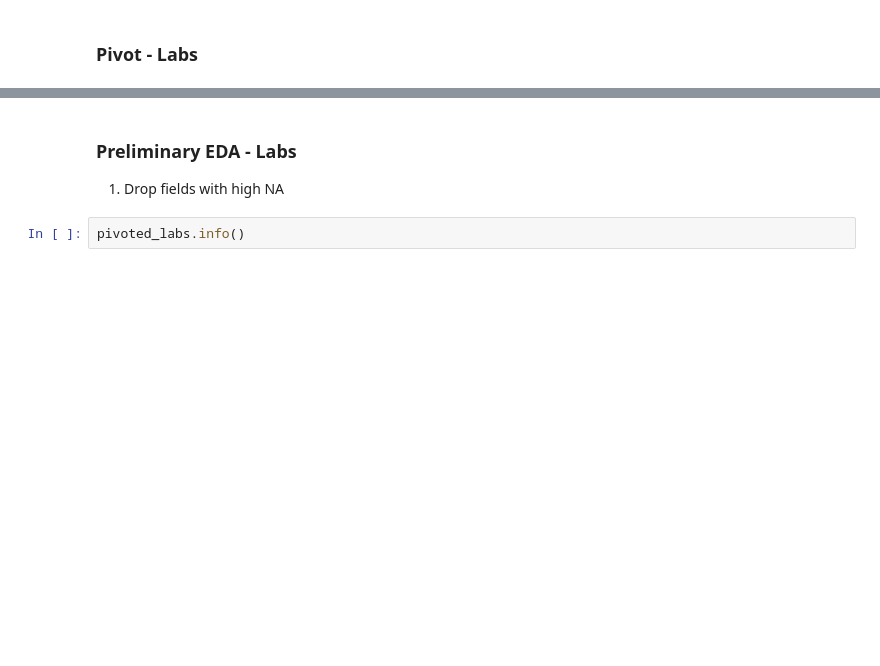
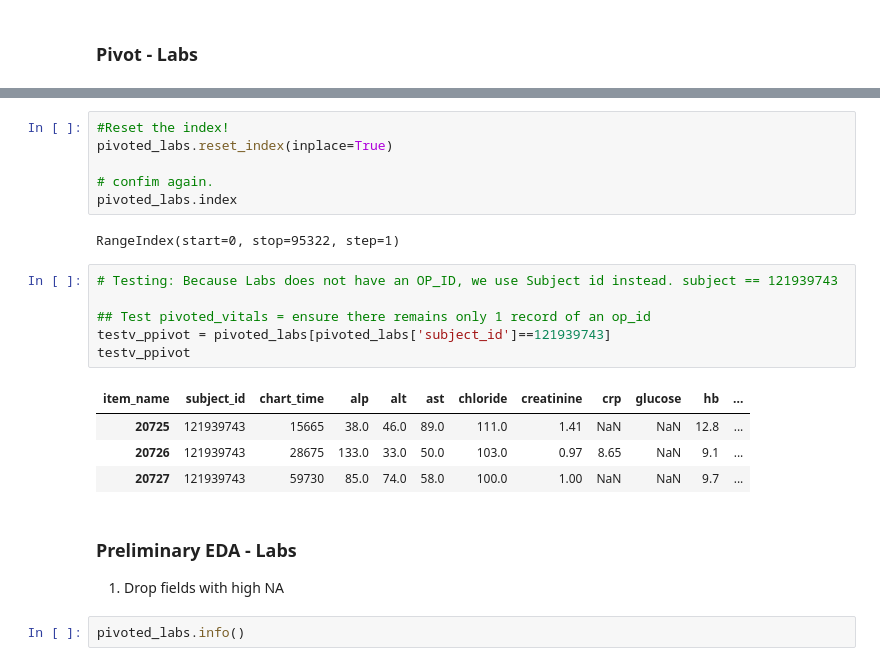
Before and after one commit to j-lepard/Prolonged_Length_of_Stay, a Jupyter notebook: _src/Data_import.ipynb, the cells around one changed output, grey strips where cells are left out. Cells and saved outputs as stored; diff of their text form; blank space fills up the shorter version.

```diff
--- a/_src/Data_import.ipynb
+++ b/_src/Data_import.ipynb
@@ -132,3 +184,22 @@ pivoted_labs.head()
+# %%
+#Reset the index!
+pivoted_labs.reset_index(inplace=True)
+
+# confim again.
+pivoted_labs.index
+# %% [output]
+RangeIndex(start=0, stop=95322, step=1)
+# %%
+# Testing: Because Labs does not have an OP_ID, we use Subject id instead. subject == 121939743
+
+## Test pivoted_vitals = ensure there remains only 1 record of an op_id
+testv_ppivot = pivoted_labs[pivoted_labs['subject_id']==121939743]
+testv_ppivot
+# %% [output]
+| item_name | subject_id | chart_time | alp | alt | ast | chloride | creatinine | crp | glucose | hb | ... |
+| 20725 | 121939743 | 15665 | 38.0 | 46.0 | 89.0 | 111.0 | 1.41 | NaN | NaN | 12.8 | ... |
+| 20726 | 121939743 | 28675 | 133.0 | 33.0 | 50.0 | 103.0 | 0.97 | 8.65 | NaN | 9.1 | ... |
+| 20727 | 121939743 | 59730 | 85.0 | 74.0 | 58.0 | 100.0 | 1.00 | NaN | NaN | 9.7 | ... |
 # %% [markdown]
 ### Preliminary EDA - Labs
 1. Drop fields with high NA
```
Also changed, not shown: parts of 9 cells of this notebook.
